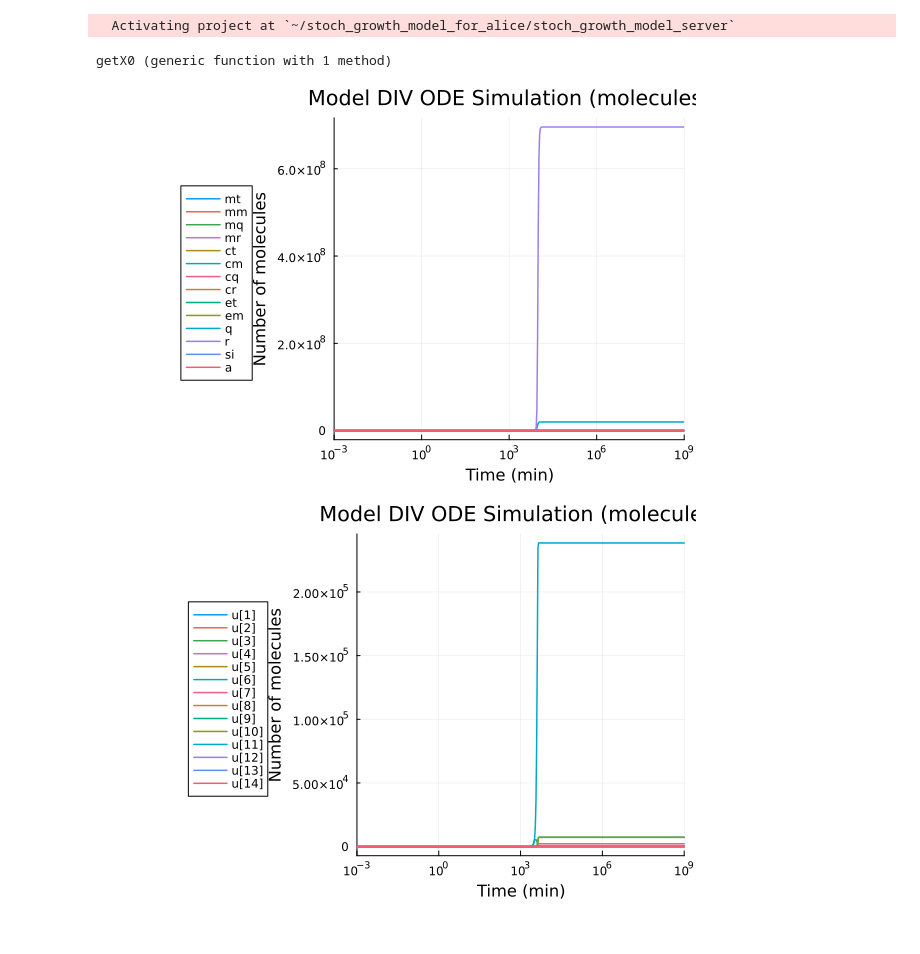
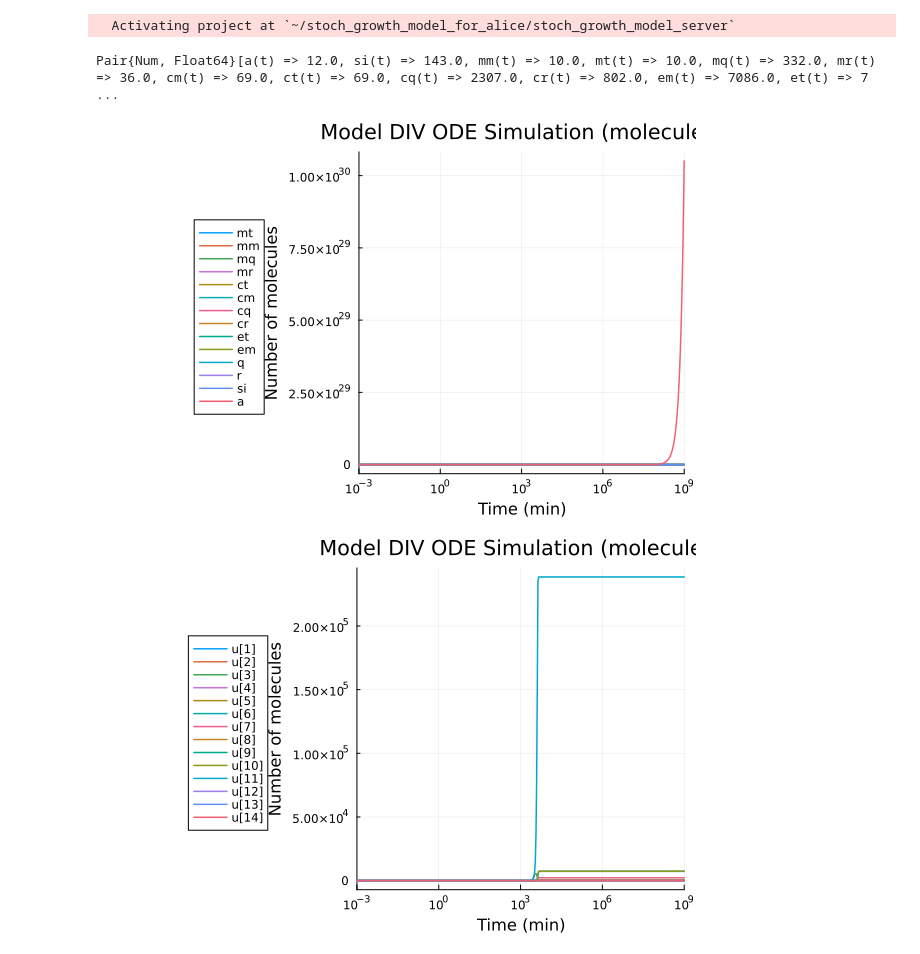
Before and after one commit to aliceadj/stoch_growth_model_for_alice, a Jupyter notebook: scripts/SimulatingTutorial.ipynb, the cells around one changed output. Saved outputs shown, nothing was run; the diff lists cells and outputs as text; code cells hidden in the pictures.

```diff
--- a/scripts/SimulatingTutorial.ipynb
+++ b/scripts/SimulatingTutorial.ipynb
@@ -25,29 +25,31 @@ using Plots
 include("model_eqs_tutorial.jl")
 include("model_div_tutorial.jl")
 include("../src/setup_funcs.jl")
-# params = getPars("molecs", "PNAs"; abx=0.0)
-# u0 = getX0(gm_divC; ss=false, parametrization="PNAs")
+
+params = getPars("molecs", "PNAs"; abx=0.0)
+u0 = getX0(gm_divC; ss=true, parametrization="PNAs")
+println(u0)
 # %% [output]
-getX0 (generic function with 1 method)
+Pair{Num, Float64}[a(t) => 12.0, si(t) => 143.0, mm(t) => 10.0, mt(t) => 10.0, mq(t) => 332.0, mr(t) => 36.0, cm(t) => 69.0, ct(t) => 69.0, cq(t) => 2307.0, cr(t) => 802.0, em(t) => 7086.0, et(t) => 7 ...
 # %%
 include("model_div_tutorial.jl")   # defines gm_divC
 
 # Pick ONE parameterization & units. If you want molecule counts, do this:
 params = getPars("molecs", "PNAs"; abx=0.0)
-u0     = getX0(gm_divC; ss=false, parametrization="PNAs")
+u0     = getX0(gm_divC; ss=true, parametrization="PNAs")
 tspan = (1e-3, 1e9)
 save_times = 10 .^ range(-3, 9; length=500)
 t      = 10 .^ range(-3, 9; length=500)
 prob   = ODEProblem(gm_divC, u0, tspan, params)
 sol    = solve(prob, Rodas5(); saveat=save_times)
 
 # Plot ONLY the species you care about (no DataFrame, no implicit columns)
 species_to_plot = [:mt,:mm,:mq,:mr,:ct,:cm,:cq,:cr,:et,:em,:q,:r,:si,:a]
 plot(sol; idxs=species_to_plot, xscale=:log10, lw=1.5,
      xlabel="Time (min)", ylabel="Number of molecules",
      legend=:outerleft, title="Model DIV ODE Simulation (molecules)")
 # %% [output]
-[figure, old version]
+[figure, new version]
 # %%
 # tspan = (1e-3, 1e9)
 # save_times = 10 .^ range(-3, 9; length=500)
```
Also changed, not shown: 3 other files.
